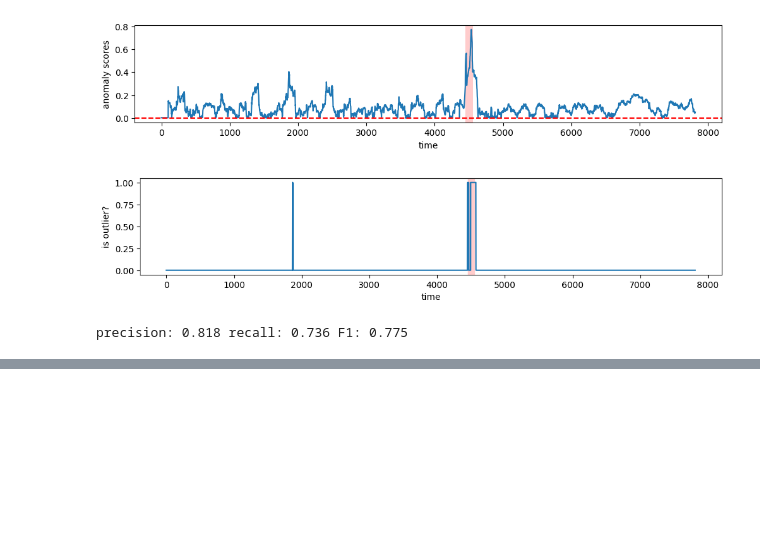
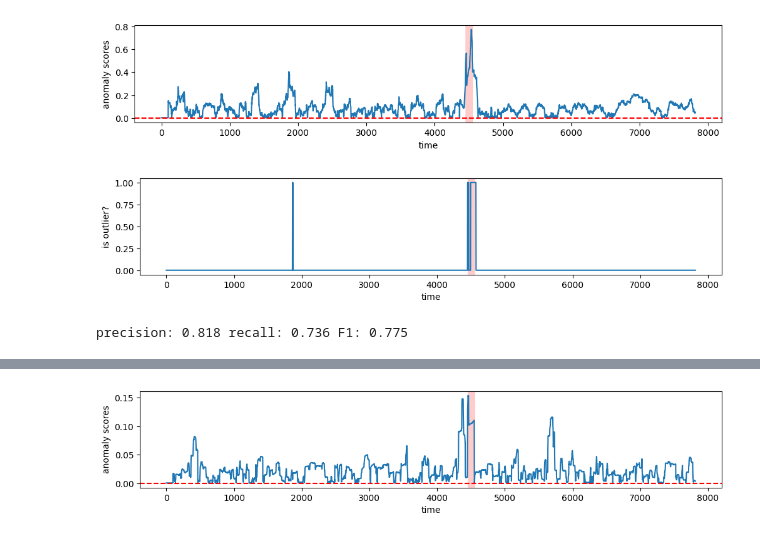
Before and after one commit to yzhang511/TimeInf, a Jupyter notebook: notebooks/IF_auxiliary_covariates.ipynb, the cells around one changed output, grey strips where cells are left out. Drawn from its saved outputs; the diff is of its cells as text; code cells hidden in the pictures; blank space fills up the shorter version.

```diff
--- a/notebooks/IF_auxiliary_covariates.ipynb
+++ b/notebooks/IF_auxiliary_covariates.ipynb
@@ -124,0 +174,28 @@ precision: 0.818 recall: 0.736 F1: 0.775
+# %%
+remove_cov_idxs = np.arange(1*block_length, n_series*block_length)
+# %%
+# compute IF for each time block
+time_block_loos = []
+for i in tqdm(range(len(X_train)), total=len(X_train), desc="Compute LOO"):
+  time_block_loos.append(compute_loo_linear_approx(i, i, X_train, Y_train, X_train, Y_train, params, remove_cov_idxs))
+time_block_loos = np.array(time_block_loos)
+# %%
+# compute IF for each time point
+time_point_loos = []
+for i in range(len(matched_block_idxs)):
+  time_point_loos.append((time_block_loos[matched_block_idxs[i]]).mean())
+time_point_loos = np.array(time_point_loos)
+# %%
+anomaly_scores = scale_influence_functions(time_point_loos, block_length)
+# %%
+plt.figure(figsize=(12,2))
+loos_viz = np.ones_like(ts) * np.nan
+loos_viz[:len(X_train)] = anomaly_scores
+plt.plot(loos_viz)
+plt.axhline(y=0, c="r", linestyle="--")
+plt.axvspan(anomaly_start, anomaly_end, facecolor='red', alpha=.2)
+plt.ylabel("anomaly scores")
+plt.xlabel("time")
+plt.show()
+# %% [output]
+[figure, added]
```
Also changed, not shown: parts of 16 cells of this notebook, 1 other file.
